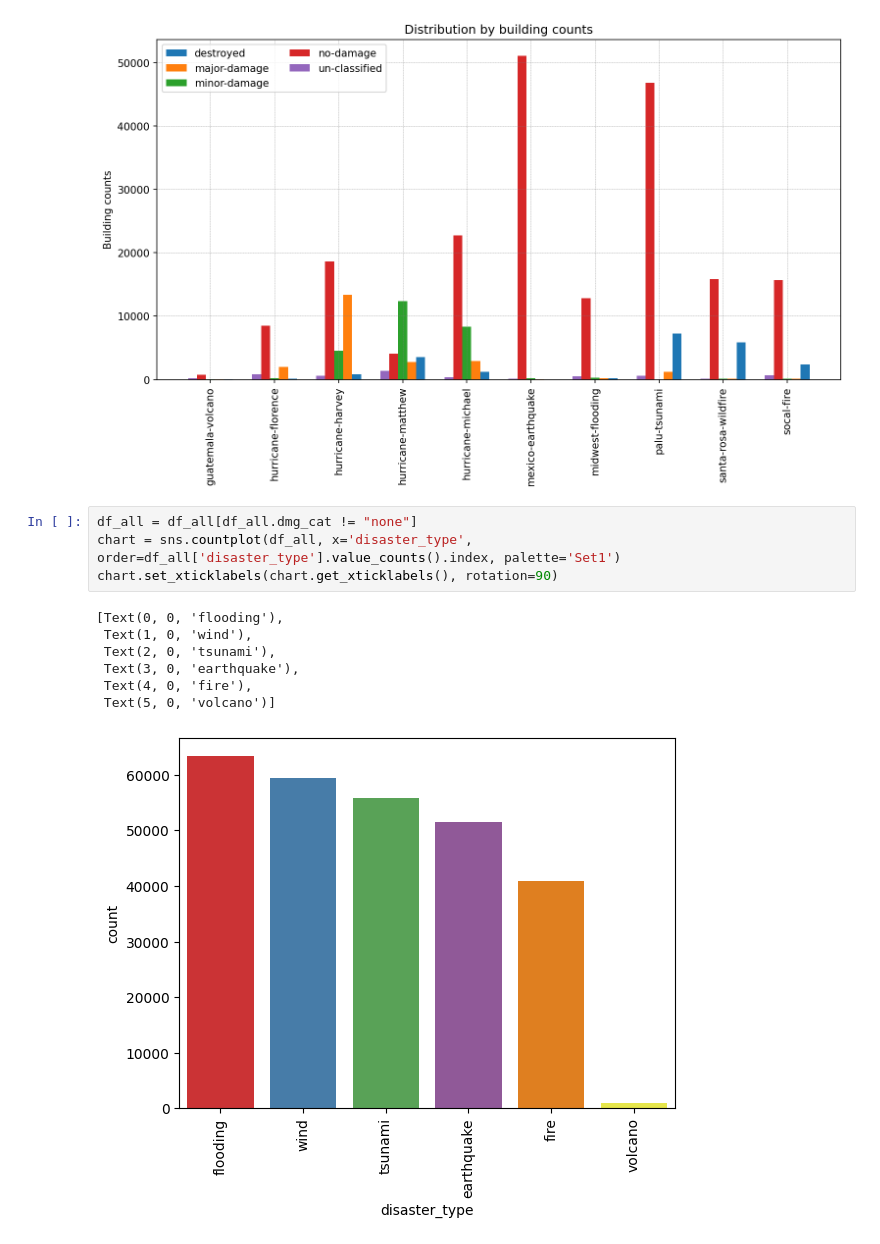
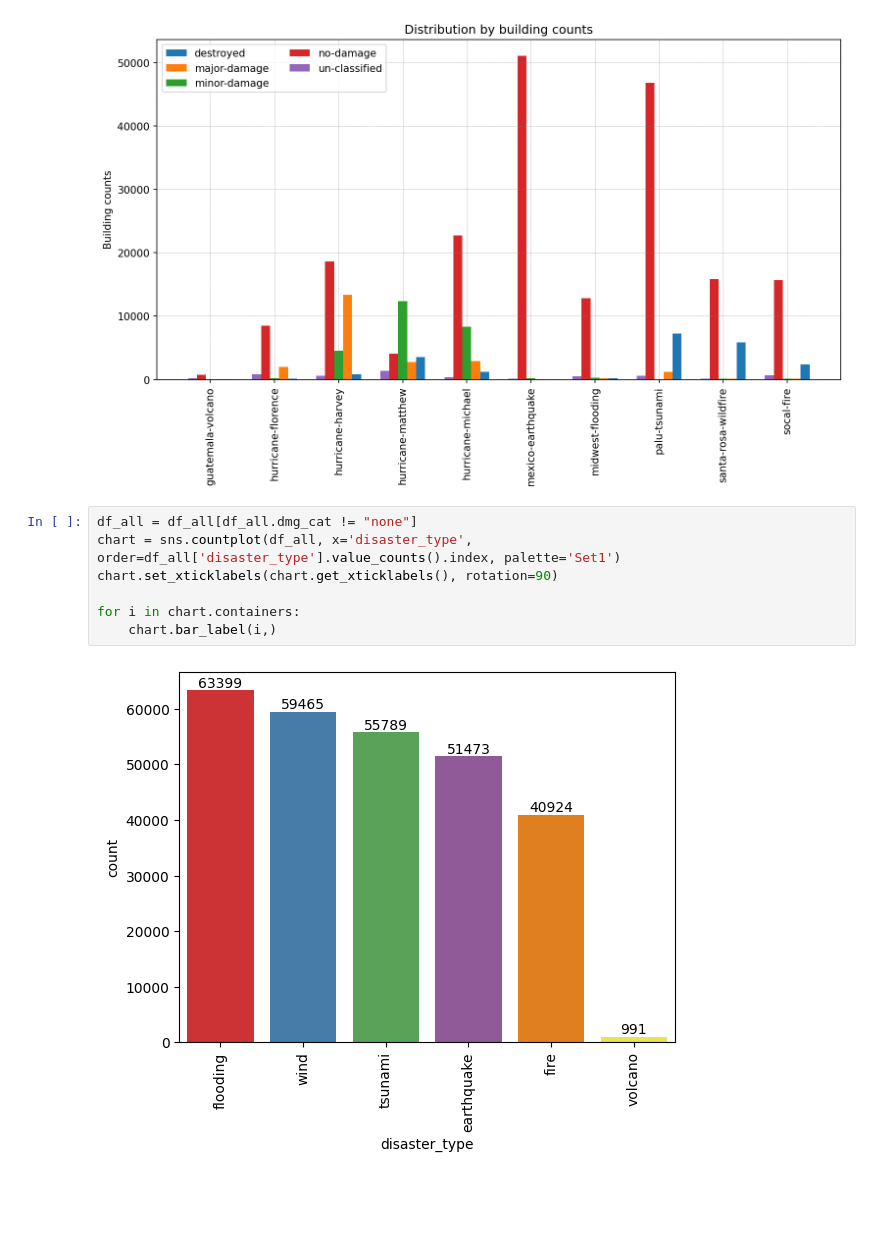
Before and after one commit to mrjakhi/SIADS-capstone-building-damage-detection-TEAM-GOONERS-, a Jupyter notebook: EDA.ipynb, the cells around one changed output. Cells and saved outputs as stored; diff of their text form; blank space fills up the shorter version.

```diff
--- a/EDA.ipynb
+++ b/EDA.ipynb
@@ -265,15 +270,12 @@ plt.show()
 # %%
 df_all = df_all[df_all.dmg_cat != "none"]
 chart = sns.countplot(df_all, x='disaster_type', order=df_all['disaster_type'].value_counts().index, palette='Set1')
 chart.set_xticklabels(chart.get_xticklabels(), rotation=90)
+
+for i in chart.containers:
+    chart.bar_label(i,)
 # %% [output]
-[Text(0, 0, 'flooding'),
- Text(1, 0, 'wind'),
- Text(2, 0, 'tsunami'),
- Text(3, 0, 'earthquake'),
- Text(4, 0, 'fire'),
- Text(5, 0, 'volcano')]
-[figure, old version]
+[figure, new version]
 # %%
 chart = sns.countplot(df_all, x='dmg_cat', order=df_all['dmg_cat'].value_counts().index, palette='Set1')
 chart.set_xticklabels(chart.get_xticklabels(), rotation=90)
```
Also changed, not shown: parts of 6 cells of this notebook.
